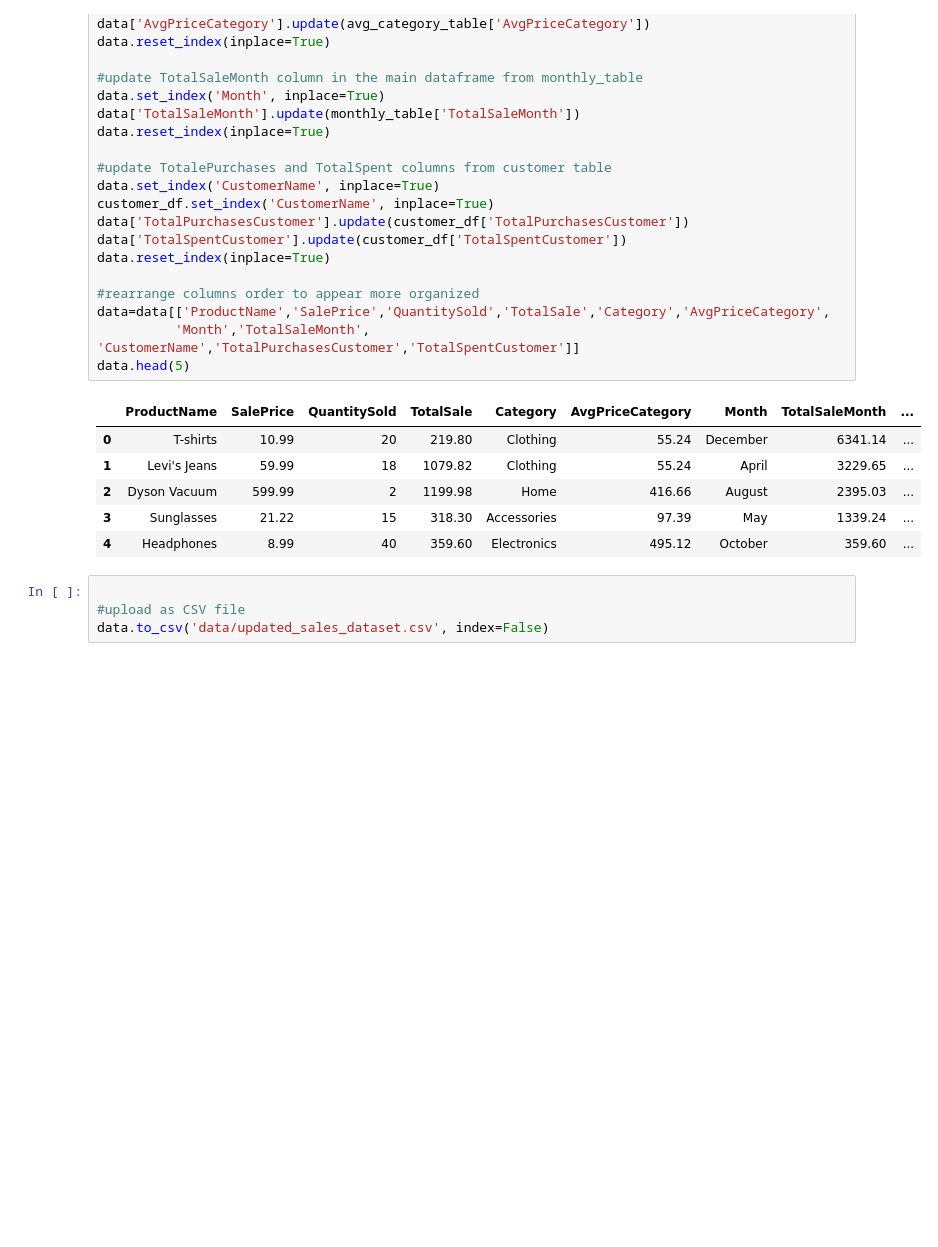
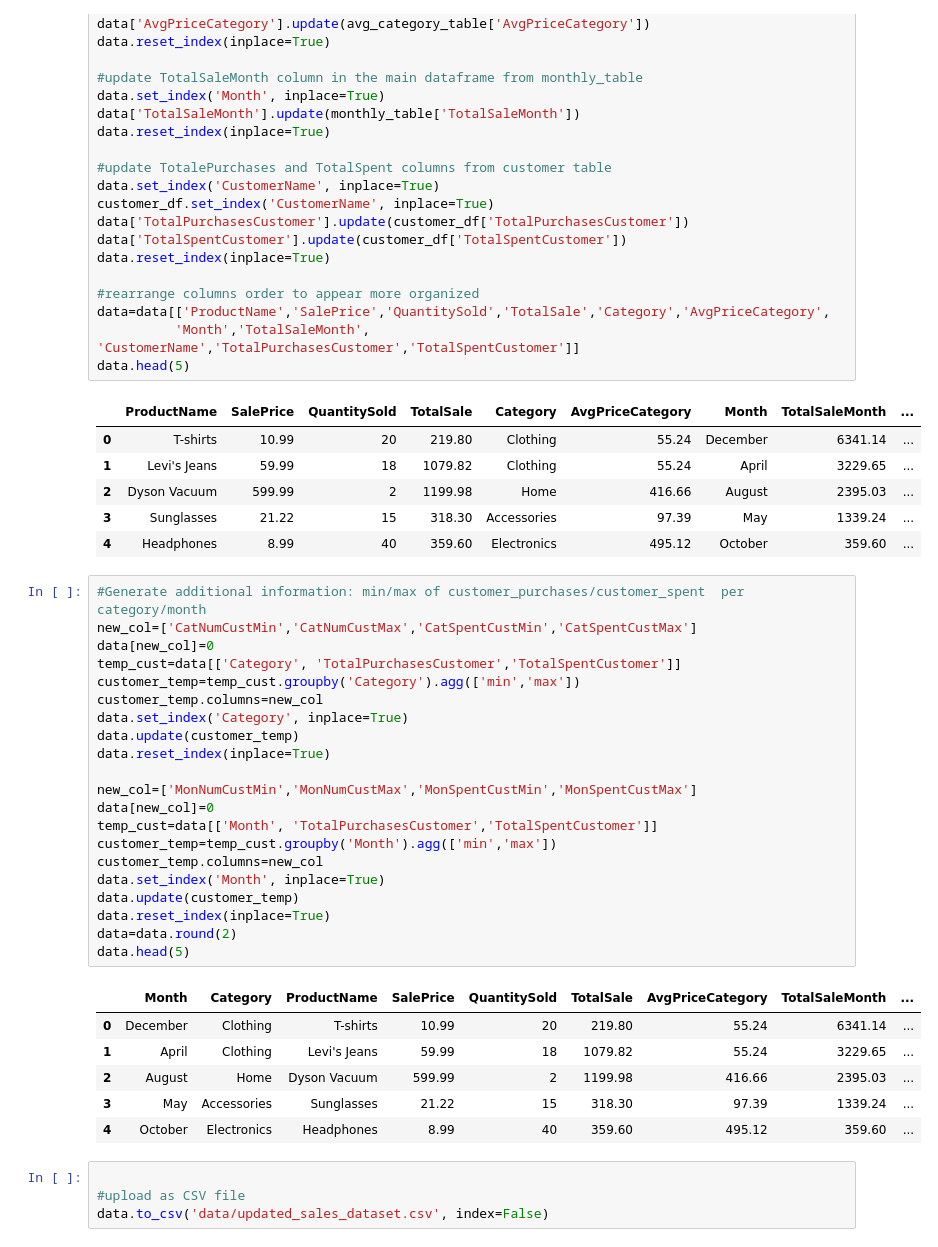
Before and after one commit to IrinaKW/CFG_Python_Challenge, a Jupyter notebook: presentation.ipynb, the cells around one changed output. Drawn from its saved outputs; the diff is of its cells as text; blank space fills up the shorter version.

```diff
--- a/presentation.ipynb
+++ b/presentation.ipynb
@@ -341,6 +341,34 @@ data.head(5)
 | 2 | Dyson Vacuum | 599.99 | 2 | 1199.98 | Home | 416.66 | August | 2395.03 | ... |
 | 3 | Sunglasses | 21.22 | 15 | 318.30 | Accessories | 97.39 | May | 1339.24 | ... |
 | 4 | Headphones | 8.99 | 40 | 359.60 | Electronics | 495.12 | October | 359.60 | ... |
+# %%
+#Generate additional information: min/max of customer_purchases/customer_spent  per category/month
+new_col=['CatNumCustMin','CatNumCustMax','CatSpentCustMin','CatSpentCustMax']
+data[new_col]=0
+temp_cust=data[['Category', 'TotalPurchasesCustomer','TotalSpentCustomer']]
+customer_temp=temp_cust.groupby('Category').agg(['min','max'])
+customer_temp.columns=new_col
+data.set_index('Category', inplace=True)
+data.update(customer_temp)
+data.reset_index(inplace=True)
+
+new_col=['MonNumCustMin','MonNumCustMax','MonSpentCustMin','MonSpentCustMax']
+data[new_col]=0
+temp_cust=data[['Month', 'TotalPurchasesCustomer','TotalSpentCustomer']]
+customer_temp=temp_cust.groupby('Month').agg(['min','max'])
+customer_temp.columns=new_col
+data.set_index('Month', inplace=True)
+data.update(customer_temp)
+data.reset_index(inplace=True)
+data=data.round(2)
+data.head(5)
+# %% [output]
+|  | Month | Category | ProductName | SalePrice | QuantitySold | TotalSale | AvgPriceCategory | TotalSaleMonth | ... |
+| 0 | December | Clothing | T-shirts | 10.99 | 20 | 219.80 | 55.24 | 6341.14 | ... |
+| 1 | April | Clothing | Levi's Jeans | 59.99 | 18 | 1079.82 | 55.24 | 3229.65 | ... |
+| 2 | August | Home | Dyson Vacuum | 599.99 | 2 | 1199.98 | 416.66 | 2395.03 | ... |
+| 3 | May | Accessories | Sunglasses | 21.22 | 15 | 318.30 | 97.39 | 1339.24 | ... |
+| 4 | October | Electronics | Headphones | 8.99 | 40 | 359.60 | 495.12 | 359.60 | ... |
 # %%
 
 #upload as CSV file
```
Also changed, not shown: parts of 1 cell of this notebook, 5 other files.
